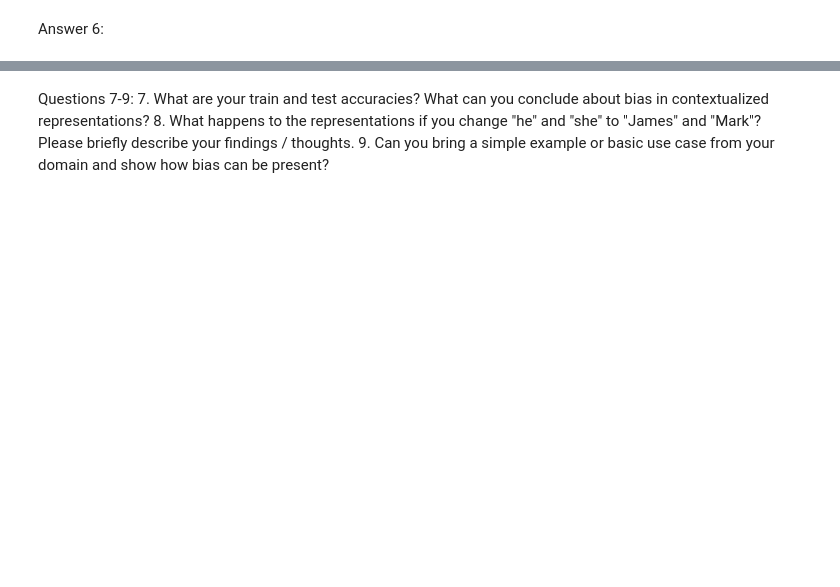
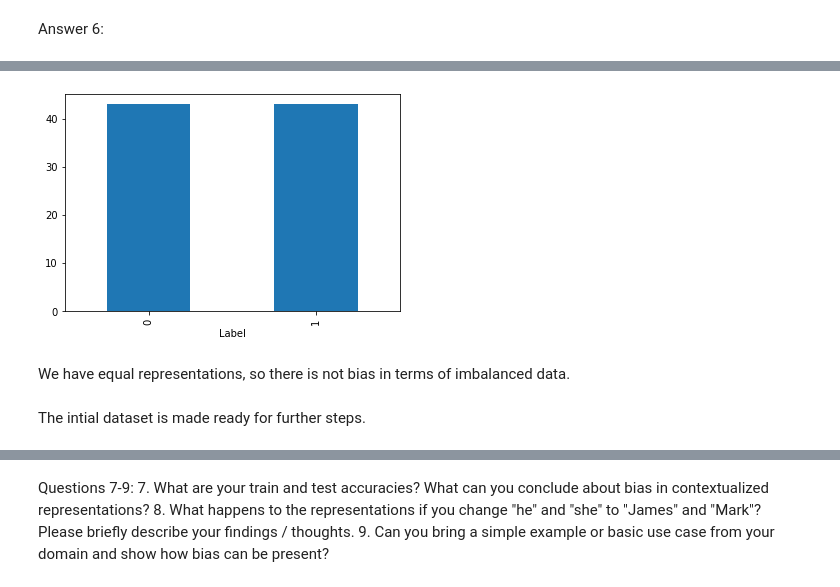
Before and after one commit to A00447694/Vector-Workshop, a Jupyter notebook: Chauhan-assignment1.ipynb, the cells around one changed output, grey strips where cells are left out. Cells and saved outputs as stored; diff of their text form; code cells hidden in the pictures; blank space fills up the shorter version.

```diff
--- a/Chauhan-assignment1.ipynb
+++ b/Chauhan-assignment1.ipynb
@@ -429,0 +419,10 @@ array([43, 44, 45, 46, 47, 48, 49, 50, 51, 52, 53, 54, 55, 56, 57, 58, 59,
+# %%
+import pandas as pd
+
+sentences_repr_she = sentences_she.tolist()
+df_she = pd.DataFrame(sentences_repr_she)
+df_she['Label'] = 0
+
+sentences_repr_he = sentences_he.tolist()
+df_he = pd.DataFrame(sentences_repr_he)
+df_he['Label'] = 1
@@ -429,0 +469,5 @@ array([43, 44, 45, 46, 47, 48, 49, 50, 51, 52, 53, 54, 55, 56, 57, 58, 59,
+# %%
+df = pd.concat([df_she, df_he], axis = 0)
+df.columns = ['Sentences', 'Label']
+df['Label'] = df['Label'].astype(int)
+df
@@ -429,0 +488,9 @@ array([43, 44, 45, 46, 47, 48, 49, 50, 51, 52, 53, 54, 55, 56, 57, 58, 59,
+# %%
+df.groupby('Label').Sentences.count().plot.bar(ylim=0)
+plt.show()
+# %% [output]
+[figure, added]
+# %% [markdown]
+We have equal representations, so there is not bias in terms of imbalanced data.
+# %% [markdown]
+The intial dataset is made ready for further steps.
```
Also changed, not shown: parts of 32 cells of this notebook.
